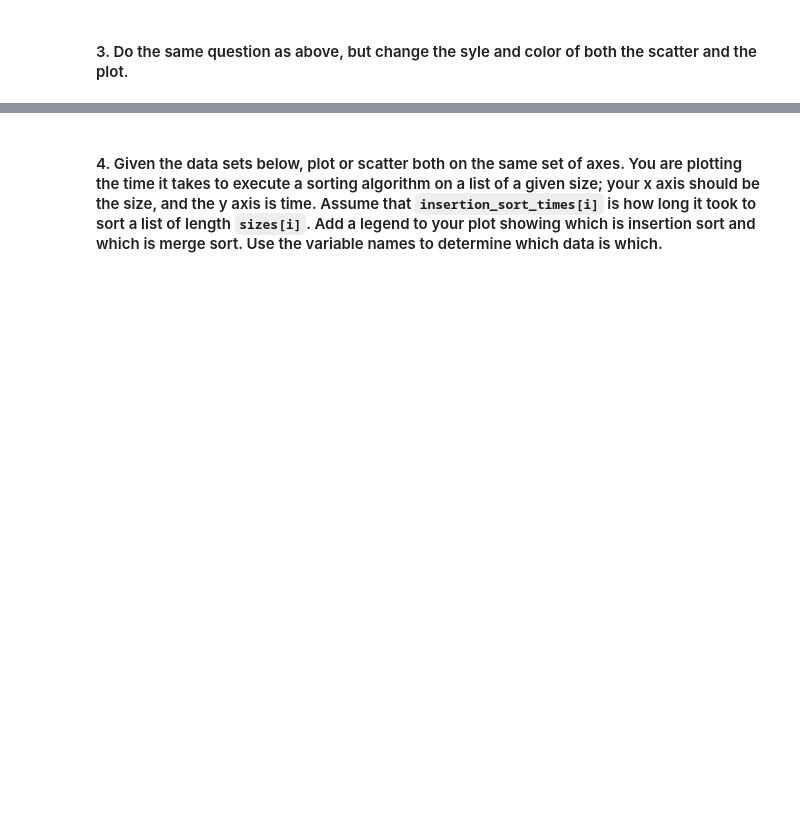
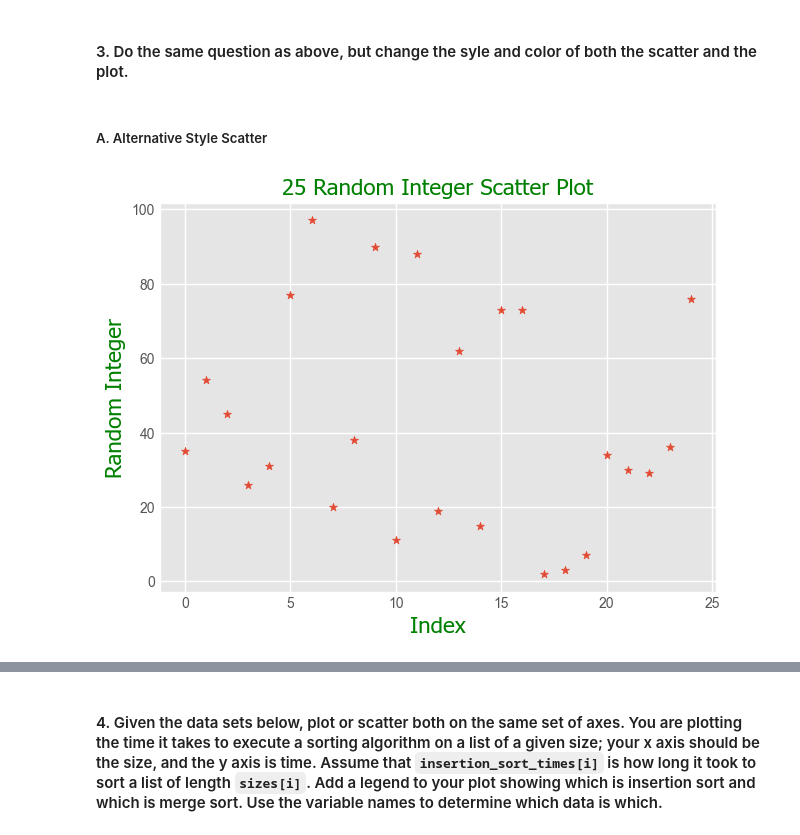
Before and after one commit to bncodes19/pyplot, a Jupyter notebook: pyplot.ipynb, the cells around one changed output, grey strips where cells are left out. Saved outputs shown, nothing was run; the diff lists cells and outputs as text; code cells hidden in the pictures; blank space fills up the shorter version.

```diff
--- a/pyplot.ipynb
+++ b/pyplot.ipynb
@@ -99,2 +99,21 @@ plt.show()
 # %% [markdown]
 #### 3. Do the same question as above, but change the syle and color of both the scatter and the plot.
+# %% [markdown]
+##### A. Alternative Style Scatter
+# %%
+# Generate 25 random numbers
+random_numbers = [random.randint(1, 100) for i in range(25)]
+random_numbers_index = list(range(len(random_numbers)))
+
+# Create a scatter plot
+plt.scatter(random_numbers_index, random_numbers, marker='*')
+
+# Labels, titles, and style
+font_properties = {'family': 'tahoma', 'color':  'green', 'weight': 'normal', 'size': 16}
+plt.title('25 Random Integer Scatter Plot', fontdict=font_properties)
+plt.xlabel('Index', fontdict=font_properties)
+plt.ylabel('Random Integer', fontdict=font_properties)
+
+plt.show()
+# %% [output]
+[figure, added]
```
Also changed, not shown: parts of 5 cells of this notebook.
